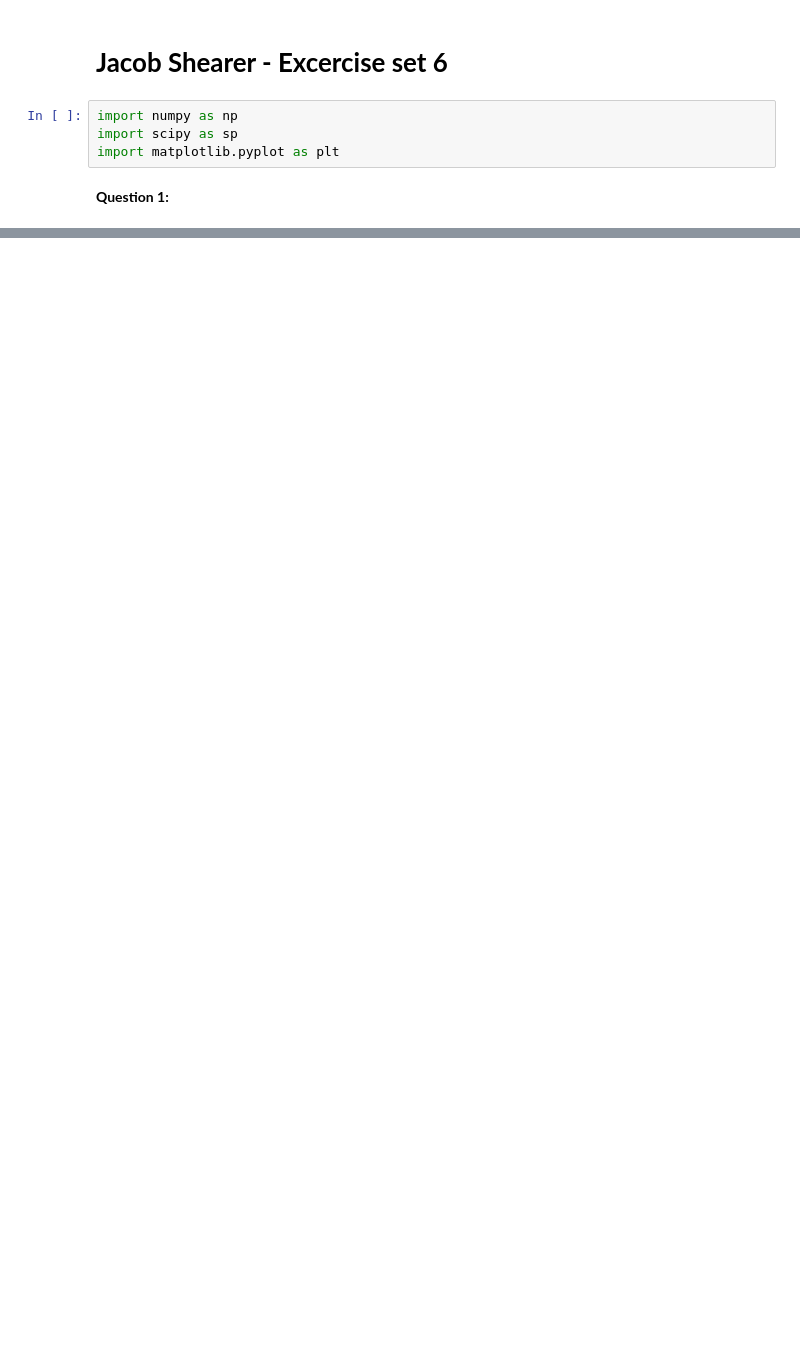
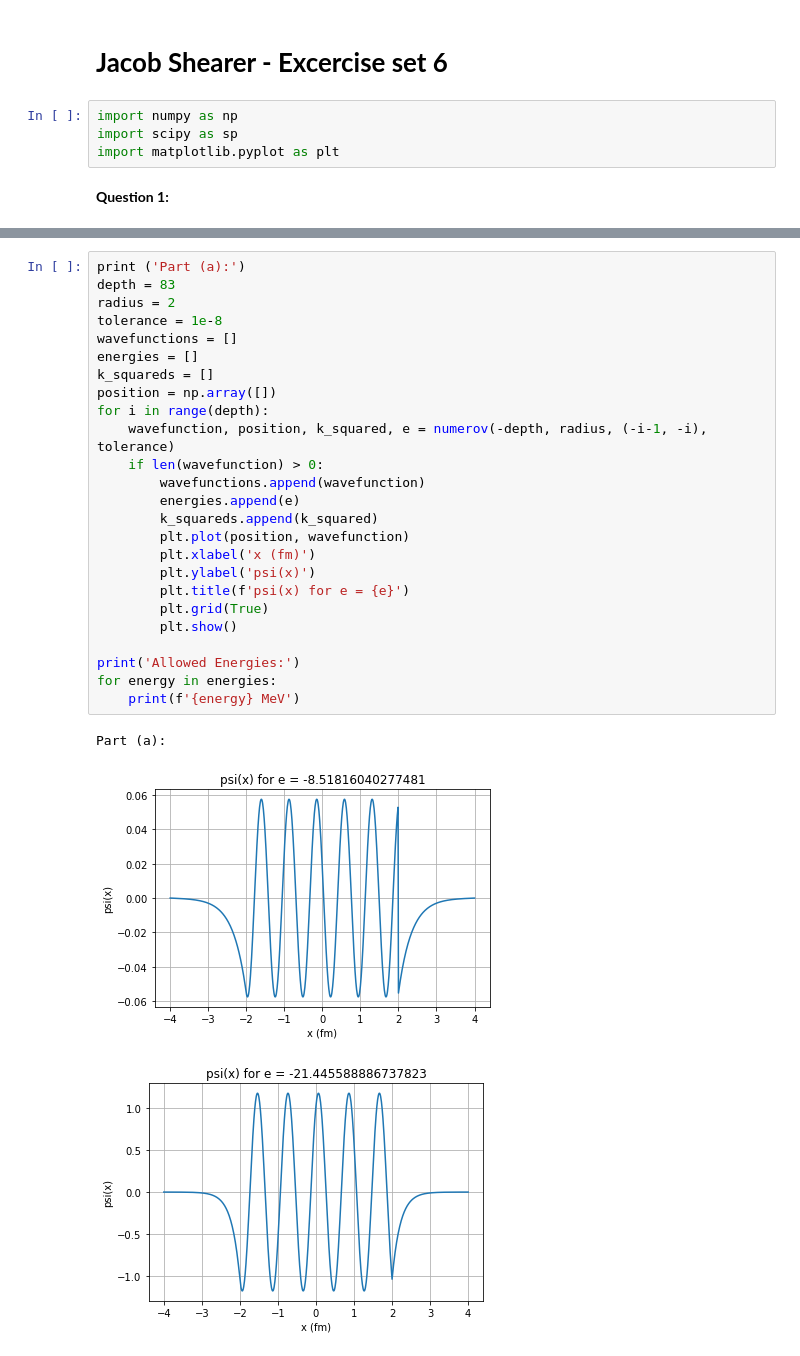
Before and after one commit to JSheare/Computational-Physics, a Jupyter notebook: Exercise Set 6.ipynb, the cells around one changed output, grey strips where cells are left out. Saved outputs shown, nothing was run; the diff lists cells and outputs as text; blank space fills up the shorter version.

```diff
--- a/Exercise Set 6.ipynb
+++ b/Exercise Set 6.ipynb
@@ -144,0 +109,29 @@ print(k2l)
+# %%
+print ('Part (a):')
+depth = 83
+radius = 2
+tolerance = 1e-8
+wavefunctions = []
+energies = []
+k_squareds = []
+position = np.array([])
+for i in range(depth):
+    wavefunction, position, k_squared, e = numerov(-depth, radius, (-i-1, -i), tolerance)
+    if len(wavefunction) > 0:
+        wavefunctions.append(wavefunction)
+        energies.append(e)
+        k_squareds.append(k_squared)
+        plt.plot(position, wavefunction)
+        plt.xlabel('x (fm)')
+        plt.ylabel('psi(x)')
+        plt.title(f'psi(x) for e = {e}')
+        plt.grid(True)
+        plt.show()
+
+print('Allowed Energies:')
+for energy in energies:
+    print(f'{energy} MeV')
+# %% [output]
+Part (a):
+[figure, added]
+[figure, added]
```
Also changed, not shown: parts of 7 cells of this notebook.
